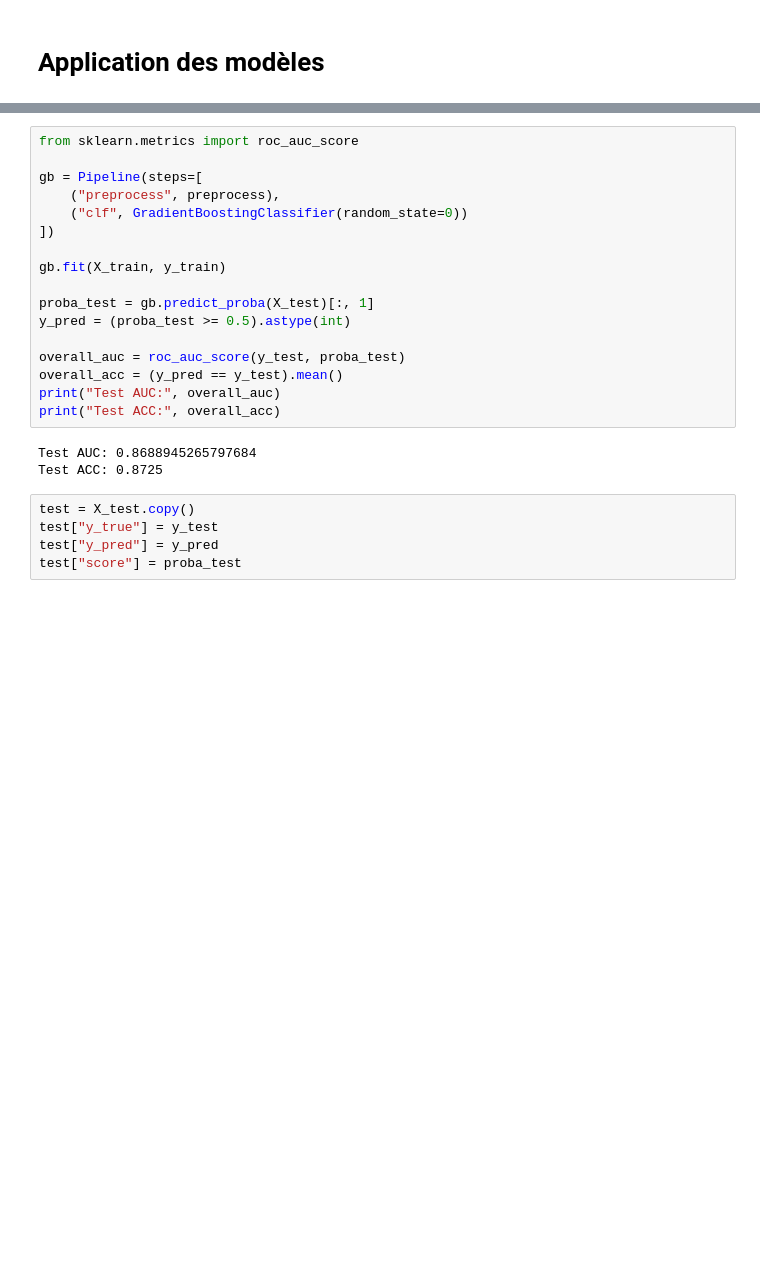
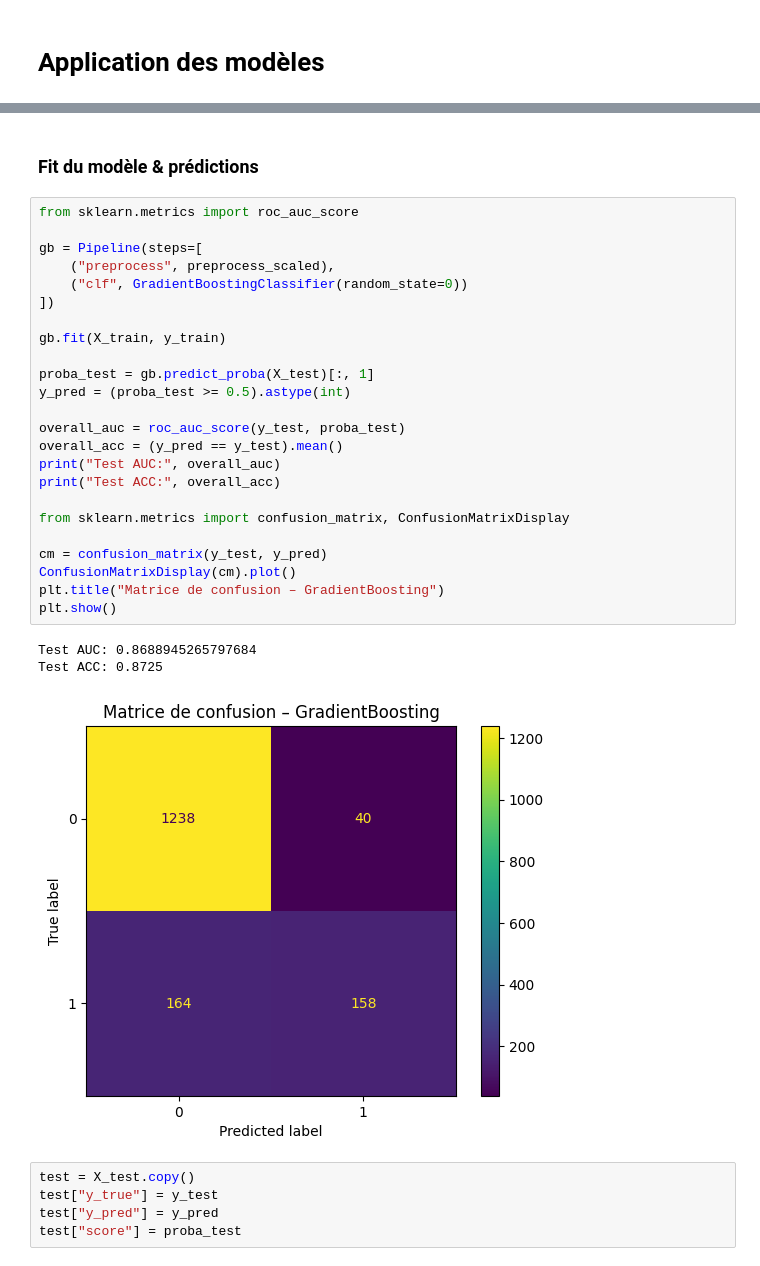
Before and after one commit to zakel912/MAL, a Jupyter notebook: tp5.ipynb, the cells around one changed output, grey strips where cells are left out. Cells and saved outputs as stored; diff of their text form; blank space fills up the shorter version.

Commit message:
Ajout de graphes

```diff
--- a/tp5.ipynb
+++ b/tp5.ipynb
@@ -310,23 +287,33 @@ des variables explicatives sur le risque de churn.
+# %% [markdown]
+### Fit du modèle & prédictions
 # %%
 from sklearn.metrics import roc_auc_score
 
 gb = Pipeline(steps=[
-    ("preprocess", preprocess),
+    ("preprocess", preprocess_scaled),
     ("clf", GradientBoostingClassifier(random_state=0))
 ])
 
 gb.fit(X_train, y_train)
 
 proba_test = gb.predict_proba(X_test)[:, 1]
 y_pred = (proba_test >= 0.5).astype(int)
 
 overall_auc = roc_auc_score(y_test, proba_test)
 overall_acc = (y_pred == y_test).mean()
 print("Test AUC:", overall_auc)
 print("Test ACC:", overall_acc)
+
+from sklearn.metrics import confusion_matrix, ConfusionMatrixDisplay
+
+cm = confusion_matrix(y_test, y_pred)
+ConfusionMatrixDisplay(cm).plot()
+plt.title("Matrice de confusion – GradientBoosting")
+plt.show()
 # %% [output]
 Test AUC: 0.8688945265797684
 Test ACC: 0.8725
+[figure, added]
 # %%
 test = X_test.copy()
 test["y_true"] = y_test
```
Also changed, not shown: parts of 18 cells of this notebook.
